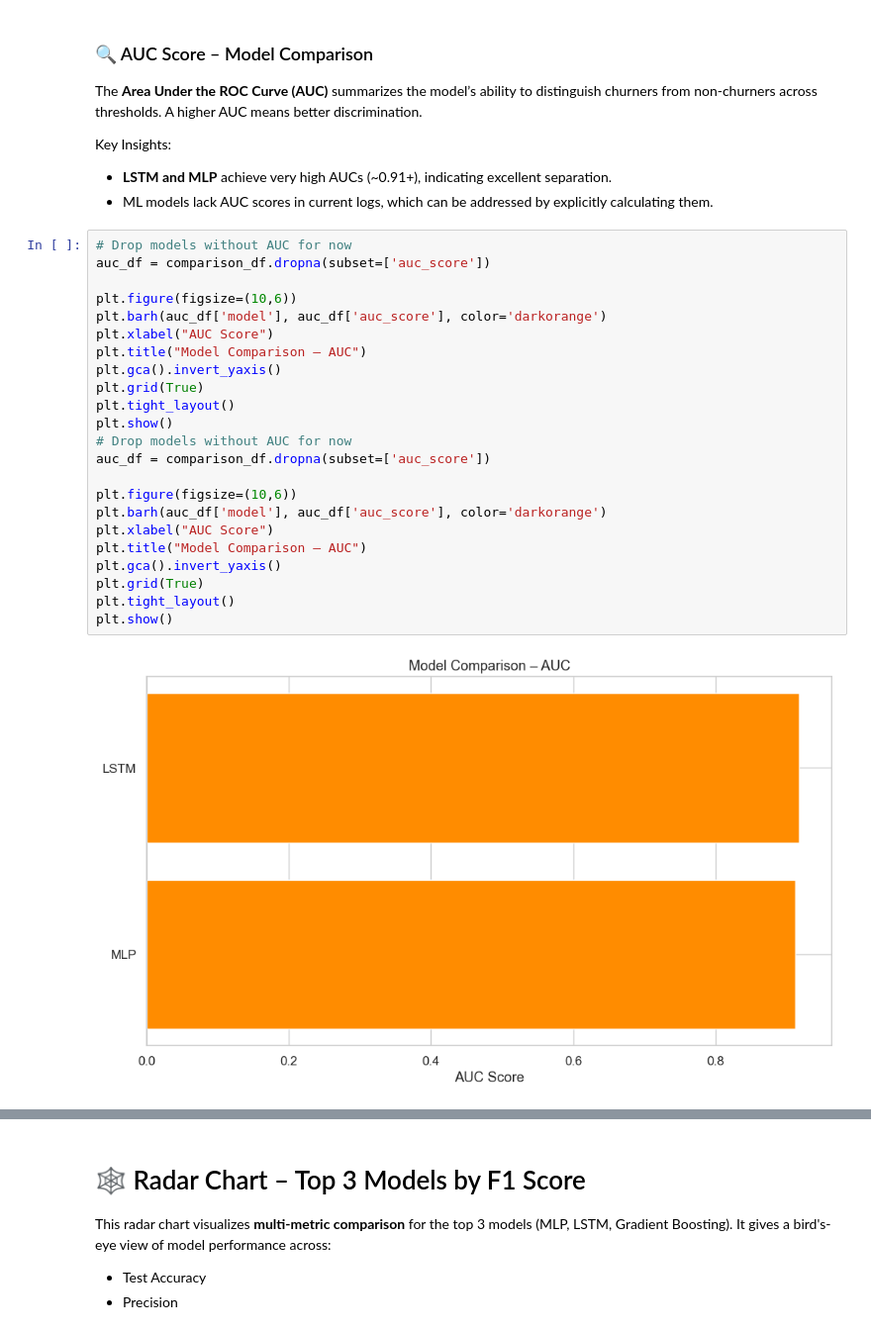
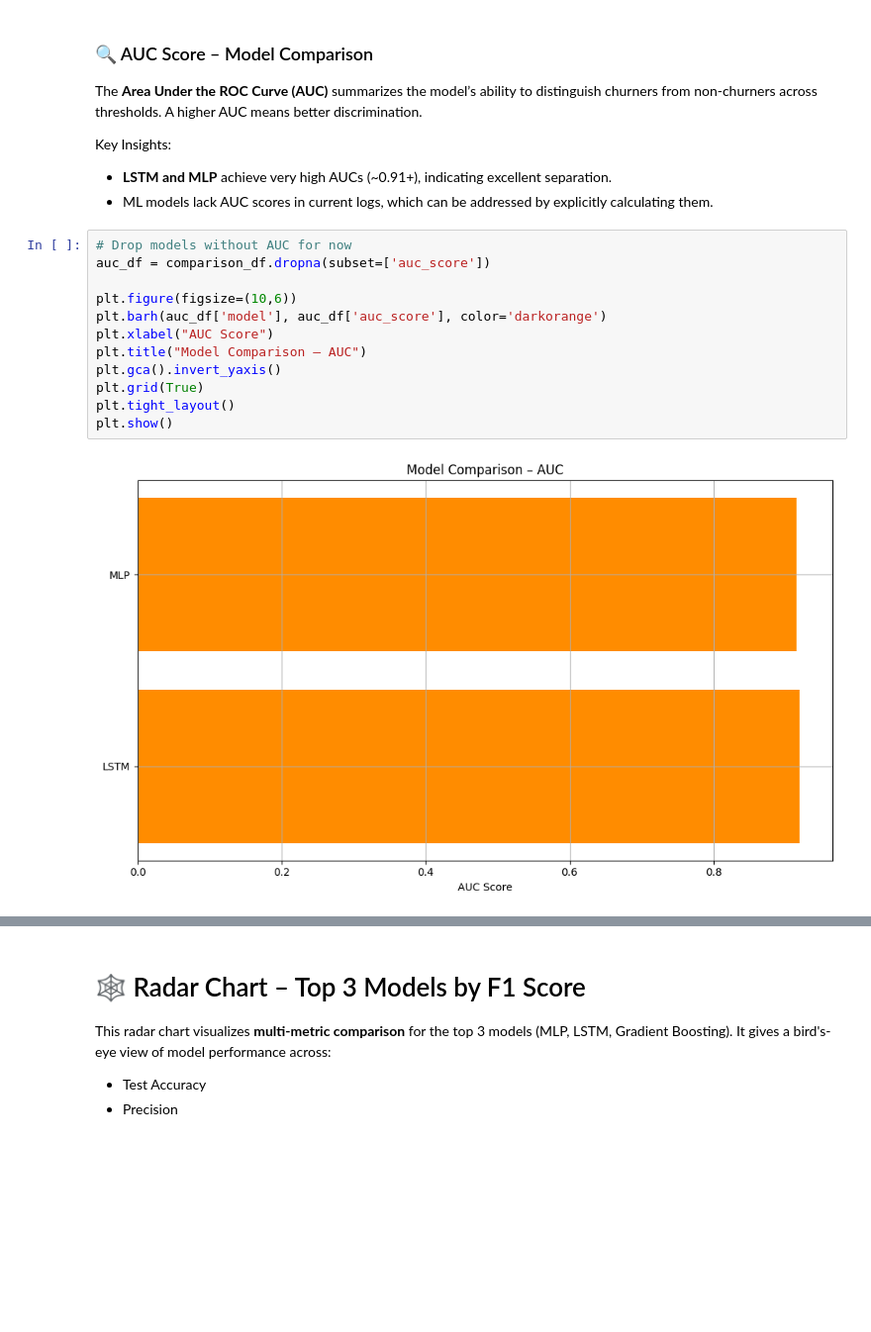
Before and after one commit to ijlalxansari1/Predicting-Churn-using-ML-and-DL, a Jupyter notebook: notebooks/07_final_summary_report.ipynb, the cells around one changed output, grey strips where cells are left out. Shown: that part at 99% size. Cells and saved outputs as stored; diff of their text form; blank space fills up the shorter version.

```diff
--- a/notebooks/07_final_summary_report.ipynb
+++ b/notebooks/07_final_summary_report.ipynb
@@ -153,25 +153,14 @@ Key Insights:
 # %%
 # Drop models without AUC for now
 auc_df = comparison_df.dropna(subset=['auc_score'])
 
 plt.figure(figsize=(10,6))
 plt.barh(auc_df['model'], auc_df['auc_score'], color='darkorange')
 plt.xlabel("AUC Score")
 plt.title("Model Comparison – AUC")
 plt.gca().invert_yaxis()
 plt.grid(True)
 plt.tight_layout()
 plt.show()
-# Drop models without AUC for now
-auc_df = comparison_df.dropna(subset=['auc_score'])
-
-plt.figure(figsize=(10,6))
-plt.barh(auc_df['model'], auc_df['auc_score'], color='darkorange')
-plt.xlabel("AUC Score")
-plt.title("Model Comparison – AUC")
-plt.gca().invert_yaxis()
-plt.grid(True)
-plt.tight_layout()
-plt.show()
 # %% [output]
-[figure, old version]
+[figure, new version]
```
Also changed, not shown: parts of 6 cells of this notebook, 30 other files.
